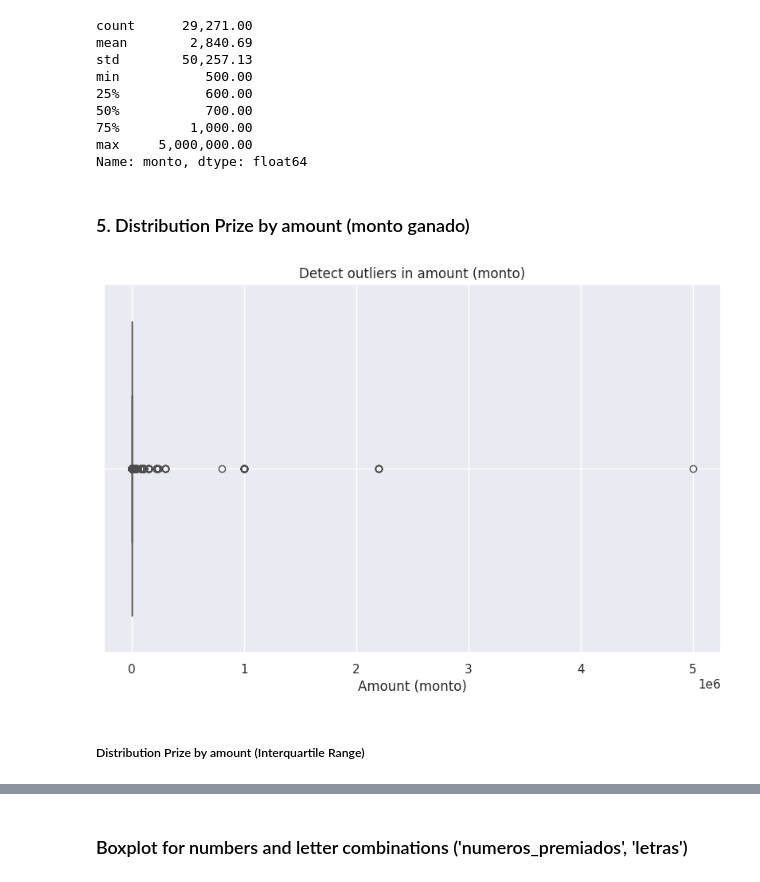
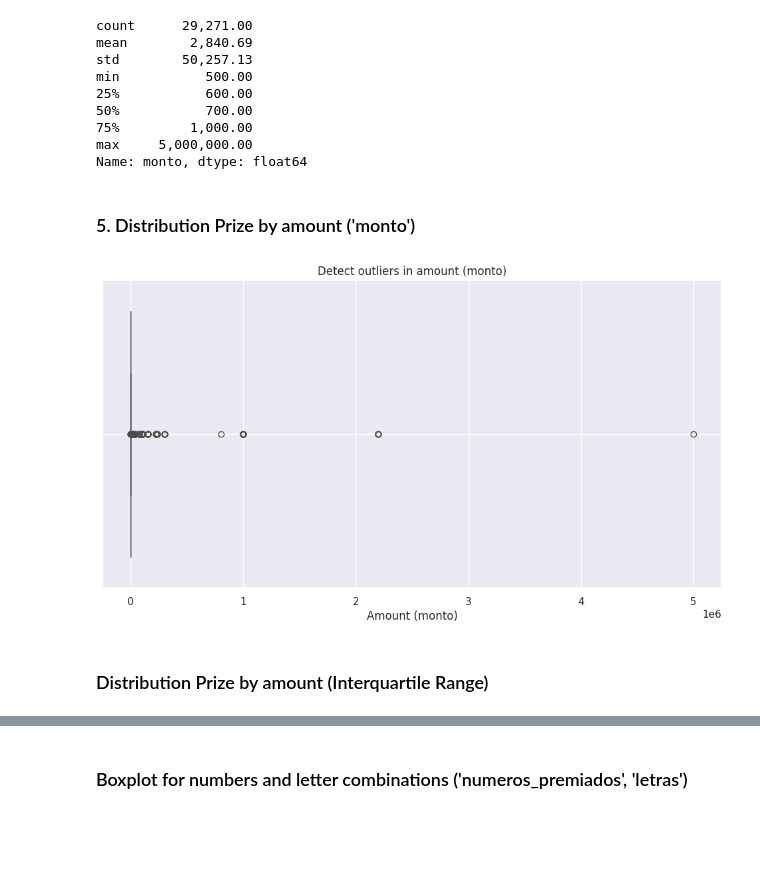
Before and after one commit to AngelDHackerman/santa-lucia-data-analysis-manual, a Jupyter notebook: notebooks/EDA_premios.ipynb, the cells around one changed output, grey strips where cells are left out. Drawn from its saved outputs; the diff is of its cells as text; code cells hidden in the pictures; blank space fills up the shorter version.

Commit message:
changed titles, x titles, y titles and added grid to some graphs

```diff
--- a/notebooks/EDA_premios.ipynb
+++ b/notebooks/EDA_premios.ipynb
@@ -128,22 +128,22 @@ min           500.00
 max     5,000,000.00
 Name: monto, dtype: float64
 # %% [markdown]
-### 5. Distribution Prize by amount (monto ganado)
+### 5. Distribution Prize by amount ('monto')
 # %%
-plt.figure(figsize=(10, 6))
+plt.figure(figsize=(12, 6))
 
 # Create boxplot
 sns.boxplot(x=df['monto'], color='orange')
 
 # Set title and tags
 plt.title('Detect outliers in amount (monto)')
 plt.xlabel('Amount (monto)')
 plt.grid(True)
 plt.show()
 # %% [output]
-[figure, old version]
+[figure, new version]
 # %% [markdown]
-##### Distribution Prize by amount (Interquartile Range)
+### Distribution Prize by amount (Interquartile Range)
 # %%
 Q1 = df['monto'].quantile(0.25)
 Q3 = df['monto'].quantile(0.75)
```
Also changed, not shown: parts of 8 cells of this notebook.
